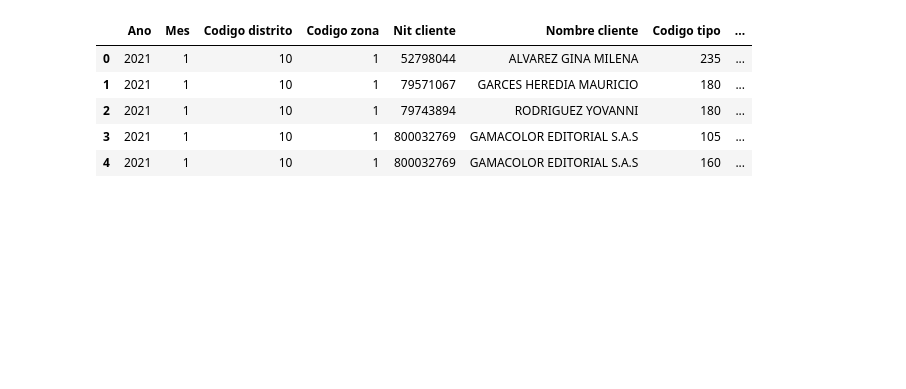
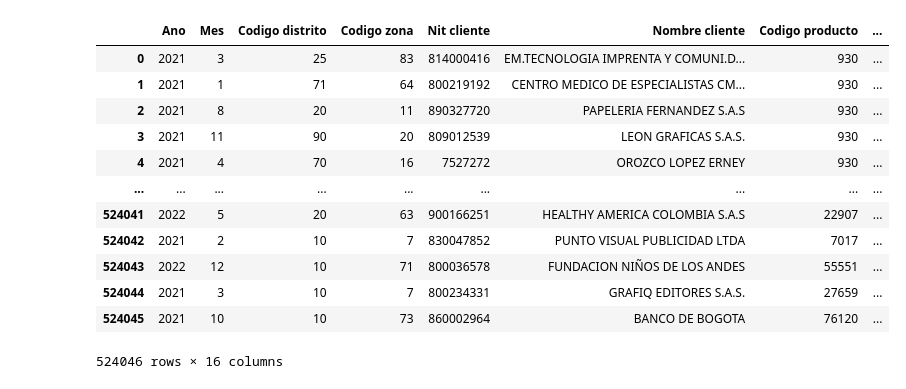
Before and after one commit to TomasCardeLo/ML-Dispapeles-TomasCaLo, a Jupyter notebook: Anomaly detection/Prueba 1 - 23-1-23.ipynb, the cells around one changed output. Drawn from its saved outputs; the diff is of its cells as text; code cells hidden in the pictures; blank space fills up the shorter version.

```diff
--- a/Anomaly detection/Prueba 1 - 23-1-23.ipynb
+++ b/Anomaly detection/Prueba 1 - 23-1-23.ipynb
@@ -33,3 +51,20 @@ maestra_gerencias = pd.read_csv('C:/Users/tcardenas/OneDrive/OneDrive - Grupo DI
 # %%
 df_merged = pd.merge(df, maestra_gerencias, on= "Codigo producto")
+df_merged["Margen porcentaje"] = round((1 - (df_merged["Costo"].astype(int)) / (df_merged["Ventas"].astype(int))).astype(float) * 100,2)
+# %%
+df_merged
+# %% [output]
+|  | Ano | Mes | Codigo distrito | Codigo zona | Nit cliente | Nombre cliente | Codigo producto | ... |
+| 0 | 2021 | 3 | 25 | 83 | 814000416 | EM.TECNOLOGIA IMPRENTA Y COMUNI.D... | 930 | ... |
+| 1 | 2021 | 1 | 71 | 64 | 800219192 | CENTRO MEDICO DE ESPECIALISTAS CM... | 930 | ... |
+| 2 | 2021 | 8 | 20 | 11 | 890327720 | PAPELERIA FERNANDEZ S.A.S | 930 | ... |
+| 3 | 2021 | 11 | 90 | 20 | 809012539 | LEON GRAFICAS S.A.S. | 930 | ... |
+| 4 | 2021 | 4 | 70 | 16 | 7527272 | OROZCO LOPEZ ERNEY | 930 | ... |
+| ... | ... | ... | ... | ... | ... | ... | ... | ... |
+| 524041 | 2022 | 5 | 20 | 63 | 900166251 | HEALTHY AMERICA COLOMBIA S.A.S | 22907 | ... |
+| 524042 | 2021 | 2 | 10 | 7 | 830047852 | PUNTO VISUAL PUBLICIDAD LTDA | 7017 | ... |
+| 524043 | 2022 | 12 | 10 | 71 | 800036578 | FUNDACION NIÑOS DE LOS ANDES | 55551 | ... |
+| 524044 | 2021 | 3 | 10 | 7 | 800234331 | GRAFIQ EDITORES S.A.S. | 27659 | ... |
+| 524045 | 2021 | 10 | 10 | 73 | 860002964 | BANCO DE BOGOTA | 76120 | ... |
+524046 rows × 16 columns
 # %%
@@ -44,10 +79,3 @@ df_gb["Margen"] = df_gb["Margen"].astype(int)
 # %%
-df_gb.head()
+df_vta.head()
-# %% [output]
-|  | Ano | Mes | Codigo distrito | Codigo zona | Nit cliente | Nombre cliente | Codigo tipo | ... |
-| 0 | 2021 | 1 | 10 | 1 | 52798044 | ALVAREZ GINA MILENA | 235 | ... |
-| 1 | 2021 | 1 | 10 | 1 | 79571067 | GARCES HEREDIA MAURICIO | 180 | ... |
-| 2 | 2021 | 1 | 10 | 1 | 79743894 | RODRIGUEZ YOVANNI | 180 | ... |
-| 3 | 2021 | 1 | 10 | 1 | 800032769 | GAMACOLOR EDITORIAL S.A.S | 105 | ... |
-| 4 | 2021 | 1 | 10 | 1 | 800032769 | GAMACOLOR EDITORIAL S.A.S | 160 | ... |
 # %%
```
Also changed, not shown: parts of 10 cells of this notebook, 3 other files.
